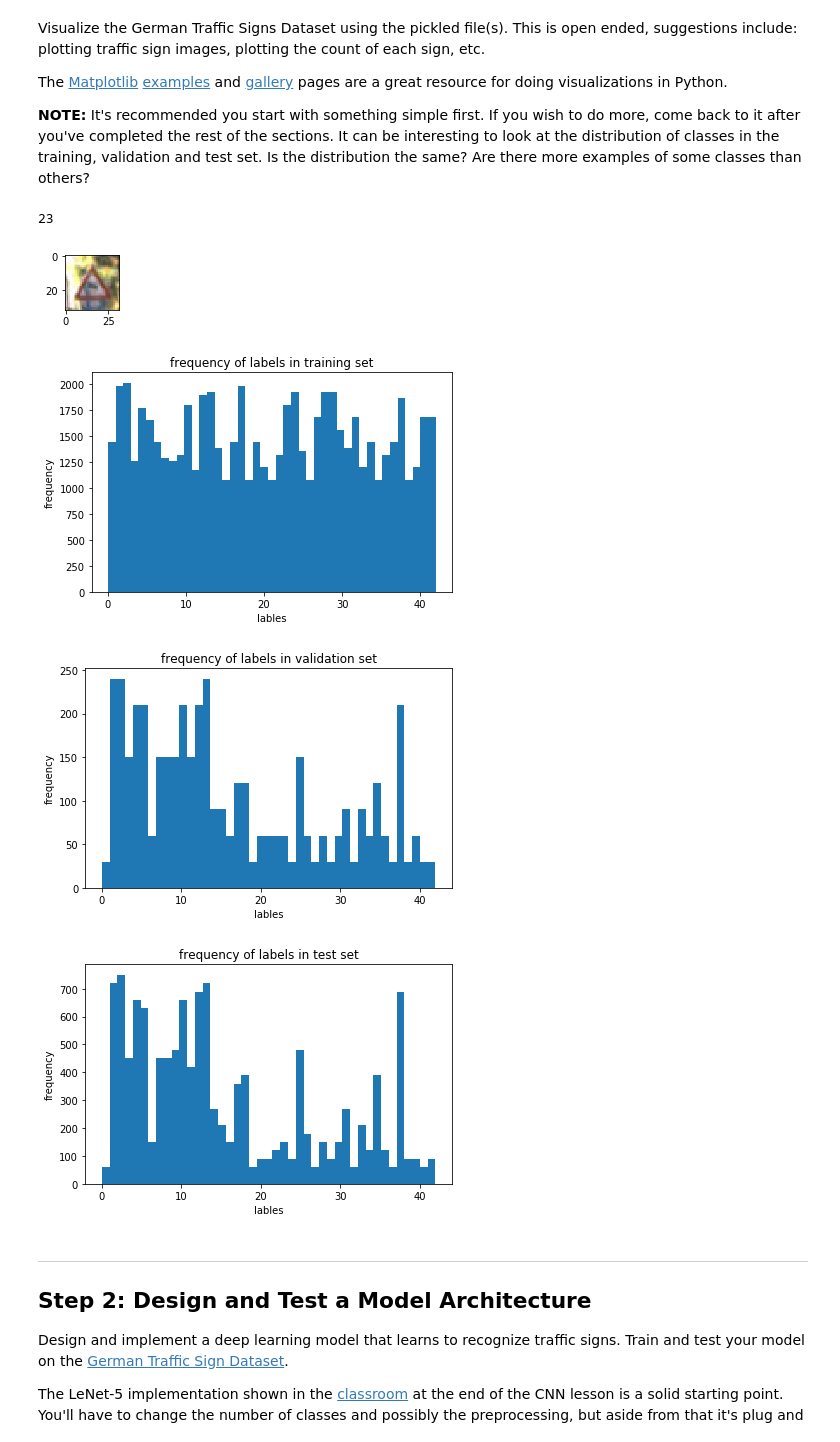
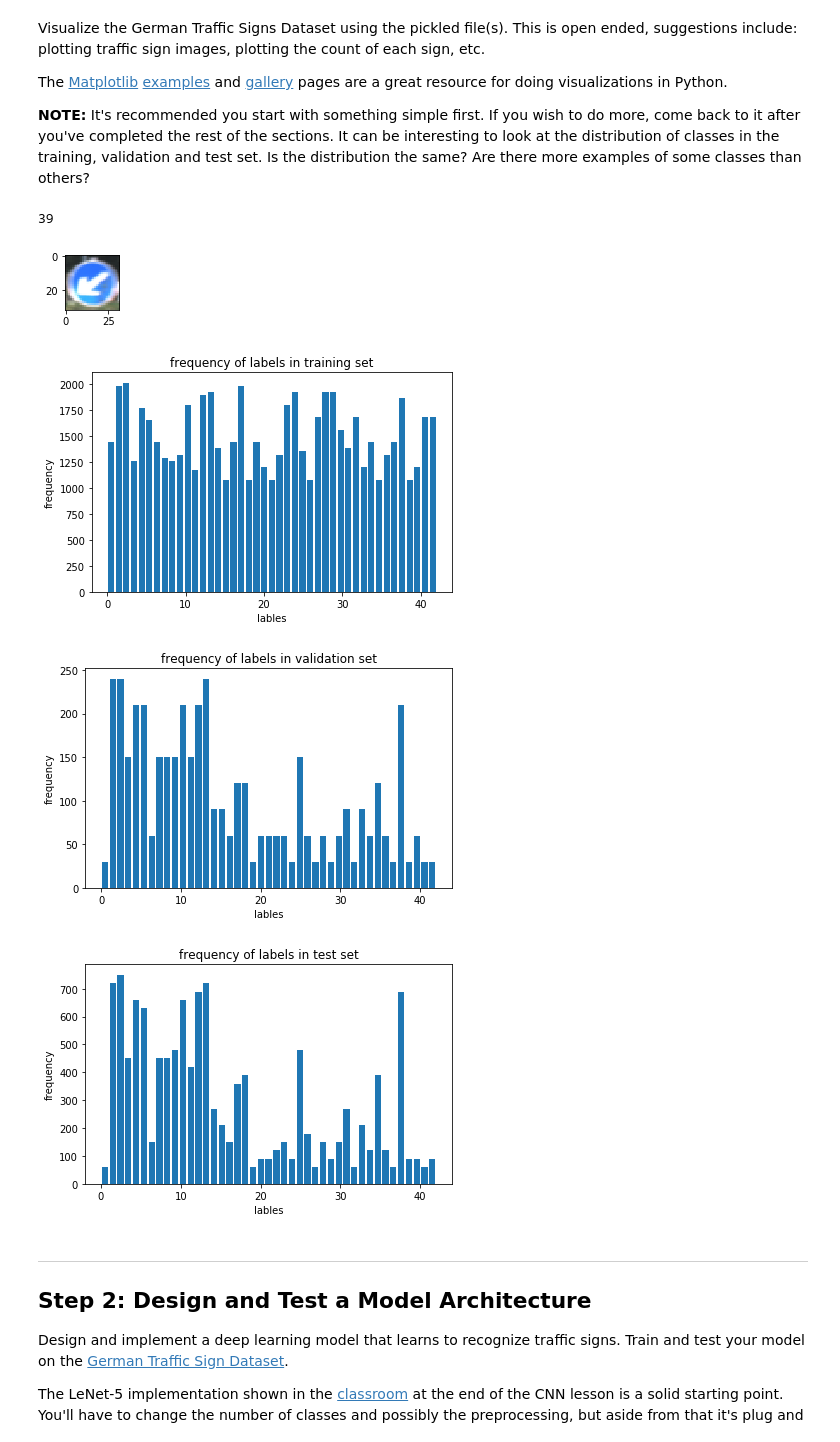
Before and after one commit to uv10000/P3, a Jupyter notebook: Traffic_Sign_Classifier_v2.ipynb, the cells around one changed output. Cells and saved outputs as stored; diff of their text form; code cells hidden in the pictures.

```diff
--- a/Traffic_Sign_Classifier_v2.ipynb
+++ b/Traffic_Sign_Classifier_v2.ipynb
@@ -48,6 +48,8 @@ Complete the basic data summary below. Use python, numpy and/or pandas methods t
 ### Use python, pandas or numpy methods rather than hard coding the results
 
 n_classes = np.max(y_train) +1
+#As suggested by first reviewer:
+n_classes= np.unique(y_train).shape[0]
 
 data_augmentation_padding_flag = True
 print("data augmentation/padding is turned on: " + str(data_augmentation_padding_flag))
@@ -119,41 +121,41 @@ image = X_train[index].squeeze()
 plt.figure(figsize=(1,1))
 plt.imshow(image)#, cmap="gray")
 print(y_train[index])
 
 #------
 
 num_bins = 43
 fig, ax = plt.subplots()
-n, bins, patches = ax.hist(y_train, num_bins, normed=0)
+n, bins, patches = ax.hist(y_train, num_bins, rwidth = 0.8,normed=0)
 ax.set_xlabel('lables')
 ax.set_ylabel('frequency')
 ax.set_title(r'frequency of labels in training set')
 fig.tight_layout()
 plt.show()
 
 num_bins = 43
 fig, ax = plt.subplots()
-n, bins, patches = ax.hist(y_valid, num_bins, normed=0)
+n, bins, patches = ax.hist(y_valid, num_bins,rwidth = 0.8, normed=0)
 ax.set_xlabel('lables')
 ax.set_ylabel('frequency')
 ax.set_title(r'frequency of labels in validation set')
 fig.tight_layout()
 plt.show()
 
 num_bins = 43
 fig, ax = plt.subplots()
-n, bins, patches = ax.hist(y_test, num_bins, normed=0)
+n, bins, patches = ax.hist(y_test, num_bins,rwidth = 0.8, normed=0)
 ax.set_xlabel('lables')
 ax.set_ylabel('frequency')
 ax.set_title(r'frequency of labels in test set')
 fig.tight_layout()
 plt.show()
 # %% [output]
-23
+39
-[figure, old version]
+[figure, new version]
-[figure, old version]
+[figure, new version]
-[figure, old version]
+[figure, new version]
-[figure, old version]
+[figure, new version]
 # %% [markdown]
 ----
 
```
Also changed, not shown: parts of 7 cells of this notebook, 4 other files.
